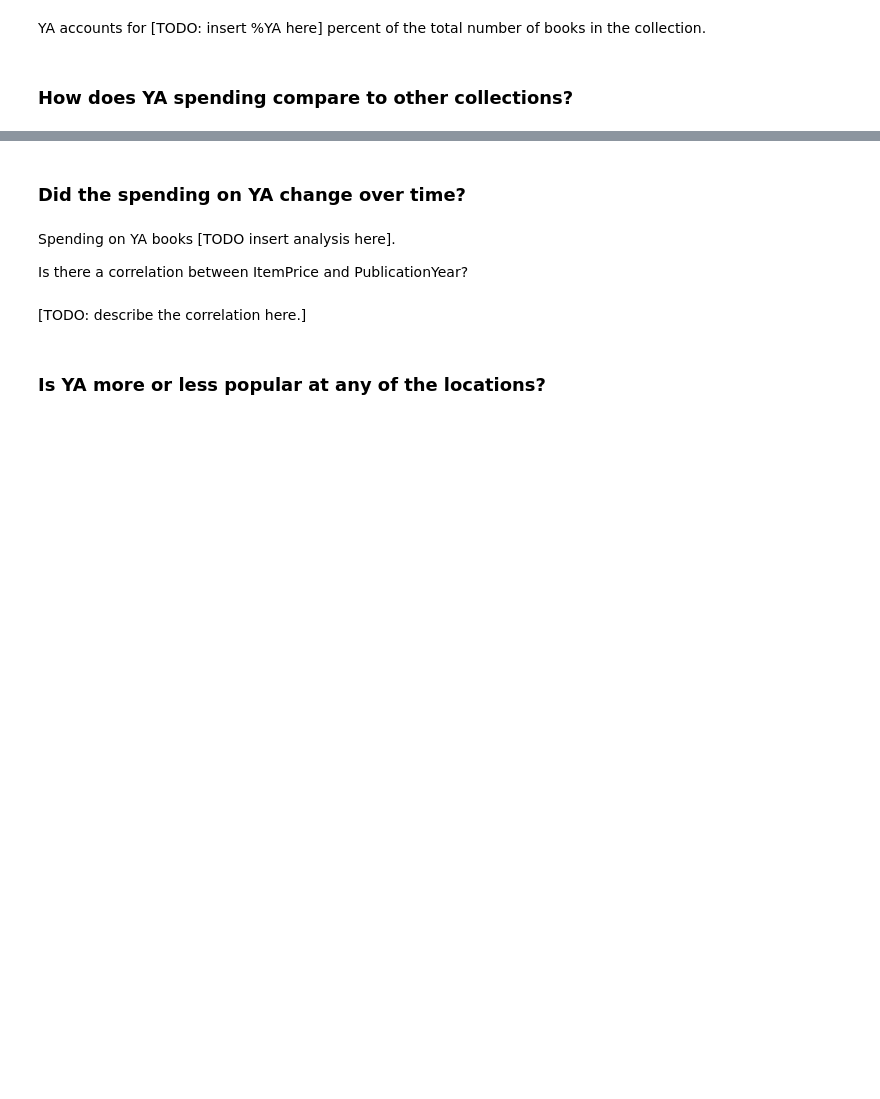
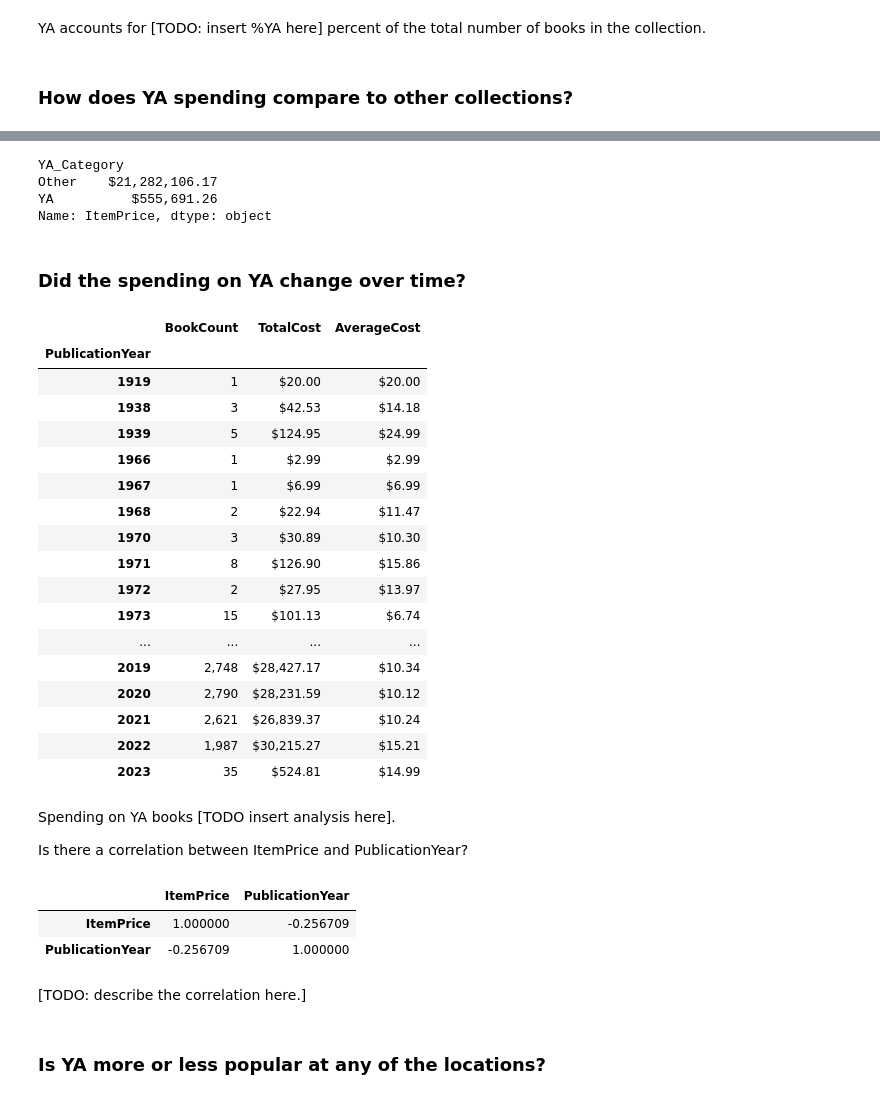
Before and after one commit to yathridv/lfpl-analyze, a Jupyter notebook: analyze.ipynb, the cells around one changed output, grey strips where cells are left out. Drawn from its saved outputs; the diff is of its cells as text; code cells hidden in the pictures; blank space fills up the shorter version.

Commit message:
Analyzing Data

```diff
--- a/analyze.ipynb
+++ b/analyze.ipynb
@@ -36,3 +36,6 @@ books_df.head()
 # TODO: First figure out which records in the dataframe are YA using a mask
 # YA = Genre: Fiction, Audience = Teen. Then slice the DataFrame using the mask
 # and sum the ItemPrice column and format the result.
+
+ya_mask = (books_df['Audience'] == 'Teen') & (books_df['Genre'] == 'Fiction')
+ya_mask
@@ -46,0 +63,14 @@ The YA collection has a total cost of [TODO: insert answer here].
+# %%
+# TODO: Create a new column in the dataframe called YA_Category, use
+# value_counts() to get the count and percent of YA books, and use the concat()
+# function to combine the counts and percents into a single dataframe.
+
+#Add a new column to the dataframe called YA_Category using the Numpy where() function to set the value to be “YA” or “Other” based on the mask.
+books_df['YA_Category'] = np.where(ya_mask, 'YA', 'Other')
+
+#Use the value_counts() function to get the count and percent of YA books.
+ya_counts = books_df['YA_Category'].value_counts().apply(lambda x: "{:,}".format(x))
+ya_percents = books_df['YA_Category'].value_counts(normalize=True).mul(100).round(1).astype(str) + '%'
+
+#Use the concat() function to combine the counts and percents in a single dataframe.
+pd.concat([ya_counts, ya_percents], axis=1, keys=['books','percentage'])
@@ -54,2 +105,9 @@ YA accounts for [TODO: insert %YA here] percent of the total number of books in
+# %%
+books_df.groupby(['YA_Category'])['ItemPrice'] .sum().apply(lambda x: "${:,.2f}".format(x))
+# %% [output]
+YA_Category
+Other    $21,282,106.17
+YA          $555,691.26
+Name: ItemPrice, dtype: object
 # %% [markdown]
 ### Did the spending on YA change over time?
@@ -61,3 +114,50 @@ YA accounts for [TODO: insert %YA here] percent of the total number of books in
+# %%
+# TODO: Calculate the counts (value_counts()), total cost (sum()), and average
+# cost (mean()) for all YA books by publication year using groupby().
+# Concatenate the counts and costs using concat() into a single dataframe.
+# Format the counts and costs as numbers and currency.
+
+ya_years_count = books_df[['PublicationYear', 'ItemPrice']][books_df['YA_Category']=='YA'] .groupby('PublicationYear').count()
+ya_years_count.columns = ['BookCount']
+#ya_years_count
+
+ya_years_total = books_df[['PublicationYear', 'ItemPrice']][books_df['YA_Category']=='YA'] .groupby('PublicationYear').sum()
+ya_years_total.columns = ['TotalCost']
+#ya_years_total
+ya_years_avg = books_df[['PublicationYear', 'ItemPrice']][books_df['YA_Category']=='YA'] .groupby('PublicationYear').mean()
+ya_years_avg.columns = ['AverageCost']
+#ya_years_avg
+
+#Concatenate the counts and costs into a single dataframe.
+ya_years_summary = pd.concat([ya_years_count,ya_years_total,ya_years_avg], axis=1)
+
+#Format the counts and costs.
+ya_years_summary['BookCount'] = ya_years_summary['BookCount'].apply(lambda x: "{:,}".format(x))
+ya_years_summary['TotalCost'] = ya_years_summary['TotalCost'].apply(lambda x: "${:,.2f}".format(x))
+ya_years_summary['AverageCost'] = ya_years_summary['AverageCost'].apply(lambda x: "${:,.2f}".format(x))
+
+#Use the same approach to format the ‘TotalCost’ and ‘AverageCost’ columns.
+#Display the data:
+ya_years_summary
+# %% [output]
+|  | BookCount | TotalCost | AverageCost |
+| PublicationYear |  |  |  |
+| 1919 | 1 | $20.00 | $20.00 |
+| 1938 | 3 | $42.53 | $14.18 |
+| 1939 | 5 | $124.95 | $24.99 |
+| 1966 | 1 | $2.99 | $2.99 |
+| 1967 | 1 | $6.99 | $6.99 |
+| 1968 | 2 | $22.94 | $11.47 |
+| 1970 | 3 | $30.89 | $10.30 |
+| 1971 | 8 | $126.90 | $15.86 |
+| 1972 | 2 | $27.95 | $13.97 |
+| 1973 | 15 | $101.13 | $6.74 |
+| ... | ... | ... | ... |
+| 2019 | 2,748 | $28,427.17 | $10.34 |
+| 2020 | 2,790 | $28,231.59 | $10.12 |
+| 2021 | 2,621 | $26,839.37 | $10.24 |
+| 2022 | 1,987 | $30,215.27 | $15.21 |
+| 2023 | 35 | $524.81 | $14.99 |
 # %% [markdown]
 Spending on YA books [TODO insert analysis here].
 
@@ -65,6 +165,12 @@ Is there a correlation between ItemPrice and PublicationYear?
 # %%
 # TODO: Use the corr() function to determine if there is a correlation between
 # the ItemPrice and PublicationYear.
+
+books_df[['ItemPrice','PublicationYear']].corr()
+# %% [output]
+|  | ItemPrice | PublicationYear |
+| ItemPrice | 1.000000 | -0.256709 |
+| PublicationYear | -0.256709 | 1.000000 |
 # %% [markdown]
 [TODO: describe the correlation here.]
 # %% [markdown]
```
Also changed, not shown: parts of 9 cells of this notebook.
